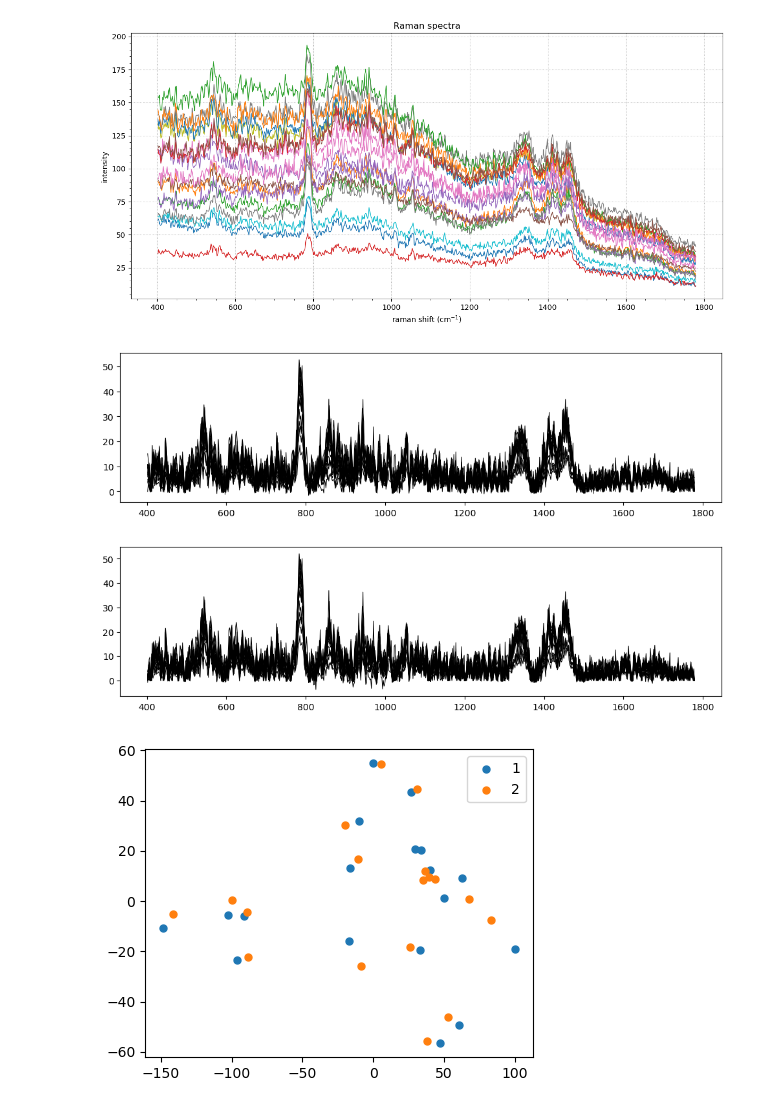
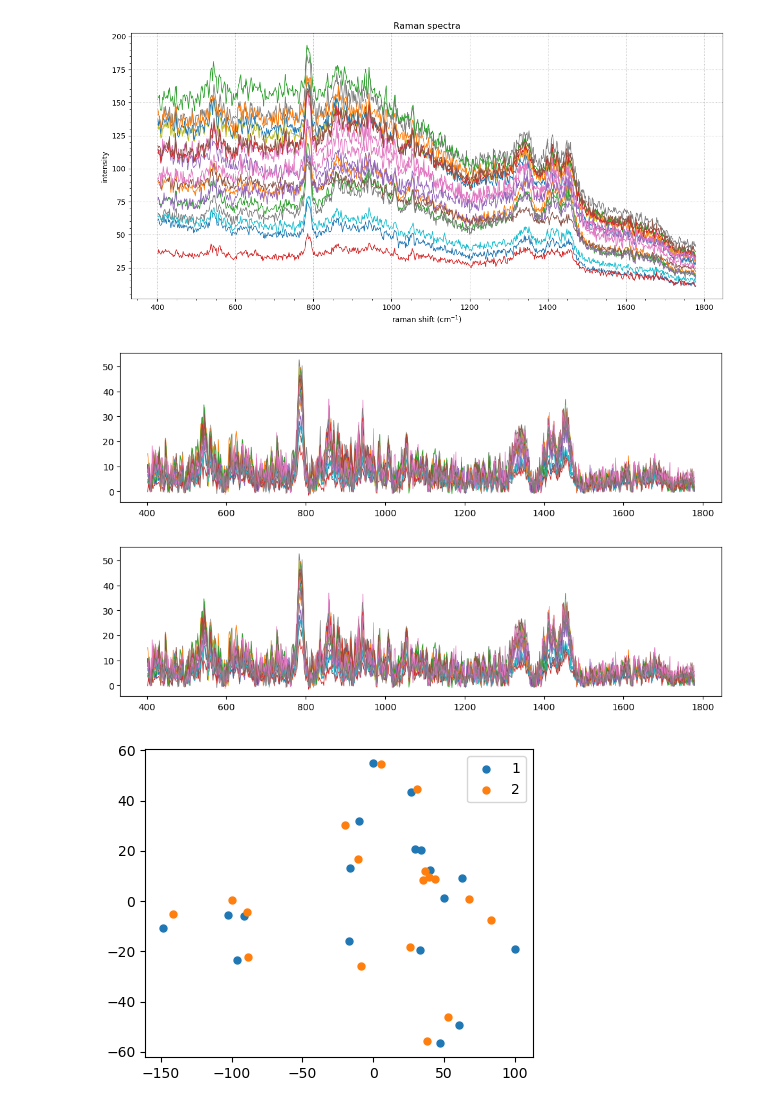
Before and after one commit to intellimath/irsa, a Jupyter notebook: examples/whittaker_henderson.ipynb, the cells around one changed output. Cells and saved outputs as stored; diff of their text form; code cells hidden in the pictures.

```diff
--- a/examples/whittaker_henderson.ipynb
+++ b/examples/whittaker_henderson.ipynb
@@ -62,27 +62,27 @@ for y in ys:
                                 )
     yy = y - bl
     ys1.append(yy)
-    plt.plot(x, yy, lw=0.75, color='k')
+    plt.plot(x, yy, lw=0.75)
 plt.show()
 ys1 = np.array(ys1)
 # %% [output]
-[figure, old version]
+[figure, new version]
 # %%
 plt.figure(figsize=(12,3))
 ys2 = []
 for y in ys:
     bl = smooth.whittaker_smooth(y, tau2=1.0e4,
                                  func=funcs.RStep(0.001, 0.001),
-                                 func2=funcs.RStep(0.001, 0.001),
+                                 # func2=funcs.RStep(0.001, 0.001),
                                  func2_e=inventory.relative_abs_max
                                 )
     yy = y - bl
     ys2.append(yy)
-    plt.plot(x, yy, lw=0.75, color='k')
+    plt.plot(x, yy, lw=0.75)
 plt.show()
 ys2 = np.array(ys2)
 # %% [output]
-[figure, old version]
+[figure, new version]
 # %%
 pca1 = PCA(2)
 pca2 = PCA(2)
```
Also changed, not shown: parts of 3 cells of this notebook, 8 other files.
